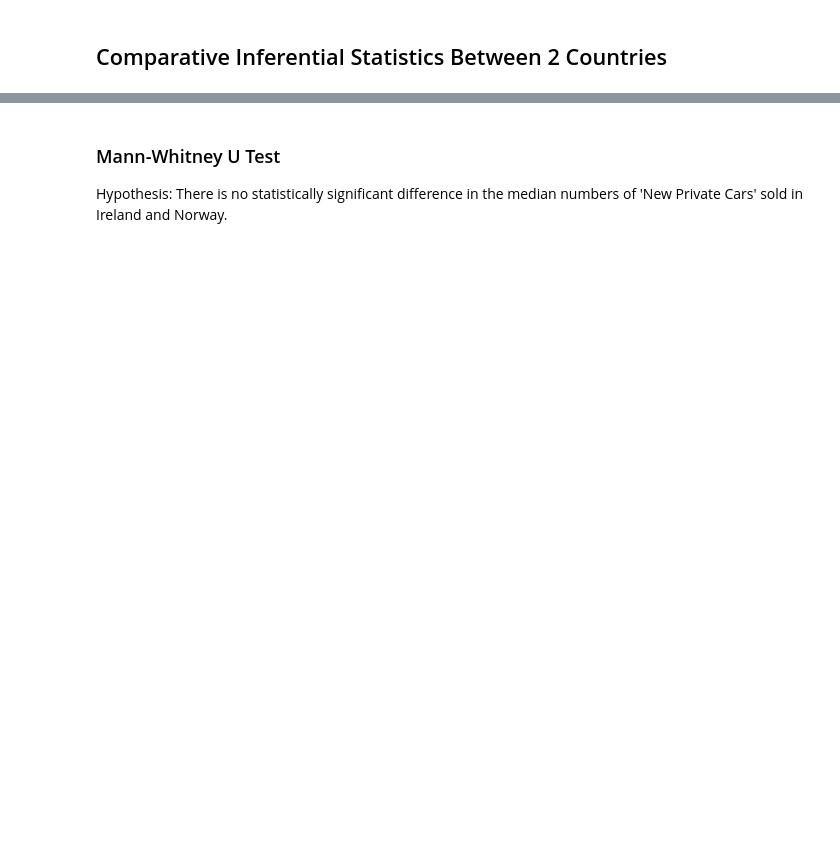
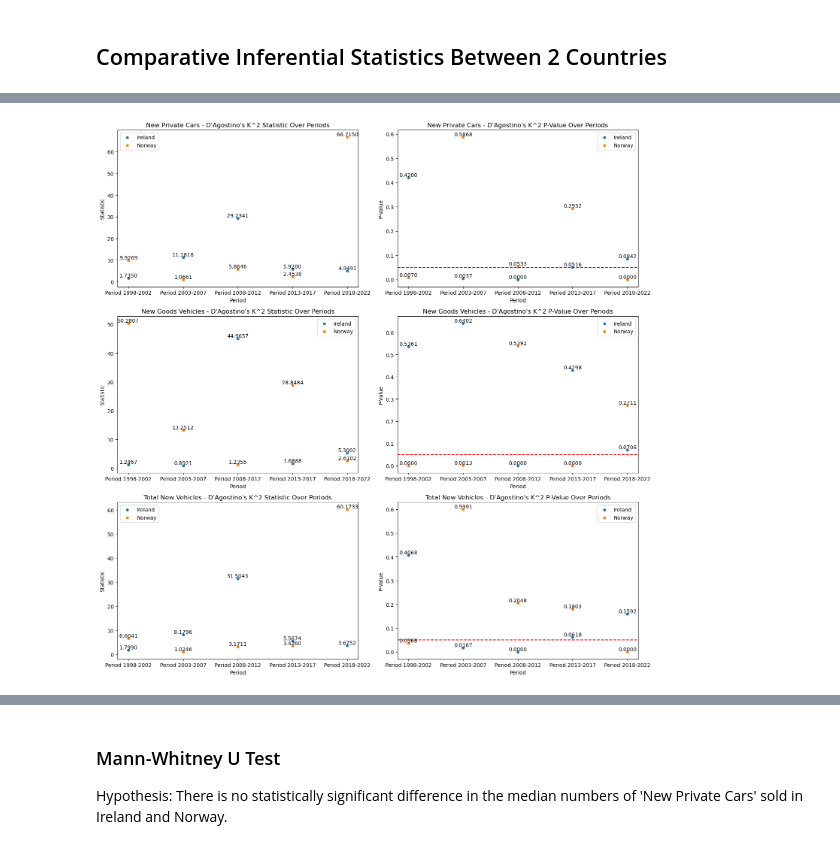
Before and after one commit to Ahmet-C-C/Car-Registration-Comparison-Between-Ireland-and-Norway, a Jupyter notebook: Msc CA02.ipynb, the cells around one changed output, grey strips where cells are left out. Drawn from its saved outputs; the diff is of its cells as text; code cells hidden in the pictures; blank space fills up the shorter version.

```diff
--- a/Msc CA02.ipynb
+++ b/Msc CA02.ipynb
@@ -721,3 +770,14 @@ Dropdown(description='Period 2:', options=(('1998-2002', 1998), ('2003-2007', 20
 [interactive output not drawn]
 # %% [markdown]
 ## Comparative Inferential Statistics Between 2 Countries
+# %%
+from scipy.stats import shapiro
+column_names_all = ['New Private Cars', 'New Goods Vehicles', 'Total New Vehicles']
+for col in column_names_all:
+    shapiro_result_ir = shapiro(dfir[col])
+    shapiro_result_nor = shapiro(dfnor[col])
+    print(f"Shapiro-Wilk Test (Ireland) for {col}:")
+    print(f"Statistic: {shapiro_result_ir.statistic}, p-value: {shapiro_result_ir.pvalue:.4f}")
+
+    print(f"Shapiro-Wilk Test (Norway) for {col}:")
+    print(f"Statistic: {shapiro_result_nor.statistic}, p-value: {shapiro_result_nor.pvalue:.4f}")
@@ -723,0 +797,8 @@ Dropdown(description='Period 2:', options=(('1998-2002', 1998), ('2003-2007', 20
+# %%
+dfir_with_year = dfir.copy()
+dfnor_with_year = dfnor.copy()
+
+dfir_with_year['Year'] = dfir_with_year['Month'].astype(str).str[:4].astype(int)
+dfnor_with_year['Year'] = dfnor_with_year['Month'].astype(str).str[:4].astype(int)
+
+dfir_with_year.head(), dfnor_with_year.head()
@@ -723,0 +879,48 @@ Dropdown(description='Period 2:', options=(('1998-2002', 1998), ('2003-2007', 20
+# %%
+plot_data = []
+for column, results in dagostino_results_comparison.items():
+    for period_comparison, result1, result2 in results:
+        plot_data.append({
+            'Period': period_comparison,
+            'Statistic_Ireland': result1.statistic,
+            'P-Value_Ireland': result1.pvalue,
+            'Statistic_Norway': result2.statistic,
+            'P-Value_Norway': result2.pvalue,
+            'Column': column
+        })
+
+plot_df = pd.DataFrame(plot_data)
+fig, axes = plt.subplots(nrows=len(column_names_all), ncols=2, figsize=(15, 5 * len(column_names_all)))
+
+for i, col in enumerate(column_names_all):
+    ireland_statistic = sns.scatterplot(x='Period', y='Statistic_Ireland', data=plot_df[plot_df['Column'] == col], ax=axes[i, 0], label='Ireland')
+    norway_statistic = sns.scatterplot(x='Period', y='Statistic_Norway', data=plot_df[plot_df['Column'] == col], ax=axes[i, 0], label='Norway')
+
+    for x, y in zip(plot_df[plot_df['Column'] == col]['Period'], plot_df[plot_df['Column'] == col]['Statistic_Ireland']):
+        axes[i, 0].text(x, y, f'{y:.4f}', color='black', ha='center', va='bottom')
+    for x, y in zip(plot_df[plot_df['Column'] == col]['Period'], plot_df[plot_df['Column'] == col]['Statistic_Norway']):
+        axes[i, 0].text(x, y, f'{y:.4f}', color='black', ha='center', va='bottom')
+
+    axes[i, 0].set_title(f'{col} - D\'Agostino\'s K^2 Statistic Over Periods')
+    axes[i, 0].set_ylabel('Statistic')
+    axes[i, 0].set_xlabel('Period')
+    axes[i, 0].legend()
+
+    ireland_pvalue = sns.scatterplot(x='Period', y='P-Value_Ireland', data=plot_df[plot_df['Column'] == col], ax=axes[i, 1], label='Ireland')
+    norway_pvalue = sns.scatterplot(x='Period', y='P-Value_Norway', data=plot_df[plot_df['Column'] == col], ax=axes[i, 1], label='Norway')
+
+    for x, y in zip(plot_df[plot_df['Column'] == col]['Period'], plot_df[plot_df['Column'] == col]['P-Value_Ireland']):
+        axes[i, 1].text(x, y, f'{y:.4f}', color='black', ha='center', va='bottom')
+    for x, y in zip(plot_df[plot_df['Column'] == col]['Period'], plot_df[plot_df['Column'] == col]['P-Value_Norway']):
+        axes[i, 1].text(x, y, f'{y:.4f}', color='black', ha='center', va='bottom')
+
+    axes[i, 1].set_title(f'{col} - D\'Agostino\'s K^2 P-Value Over Periods')
+    axes[i, 1].set_ylabel('P-Value')
+    axes[i, 1].set_xlabel('Period')
+    axes[i, 1].legend()
+    axes[i, 1].axhline(0.05, ls='--', color='red')  # Significance level
+
+plt.tight_layout()
+plt.show()
+# %% [output]
+[figure, added]
```
Also changed, not shown: parts of 27 cells of this notebook.
